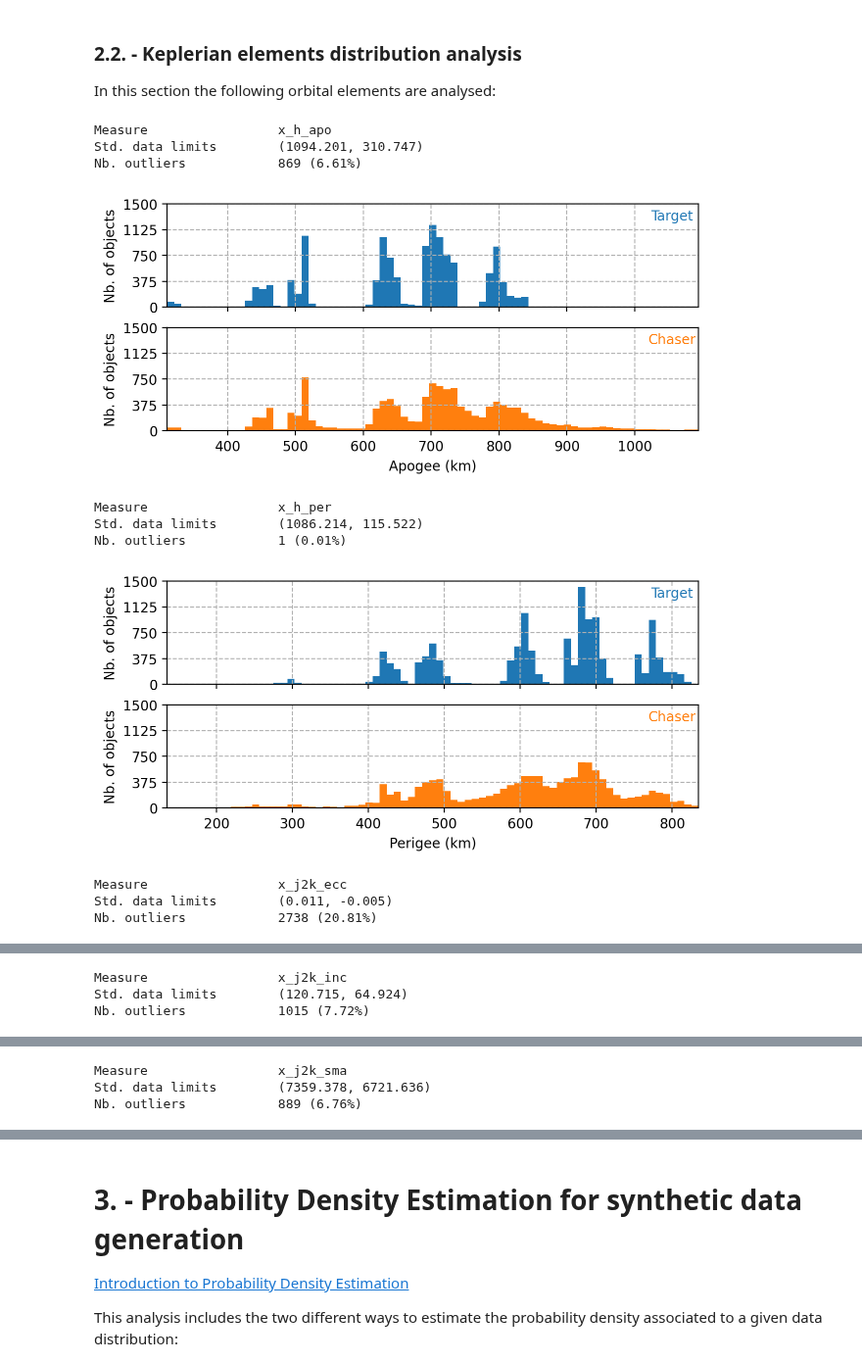
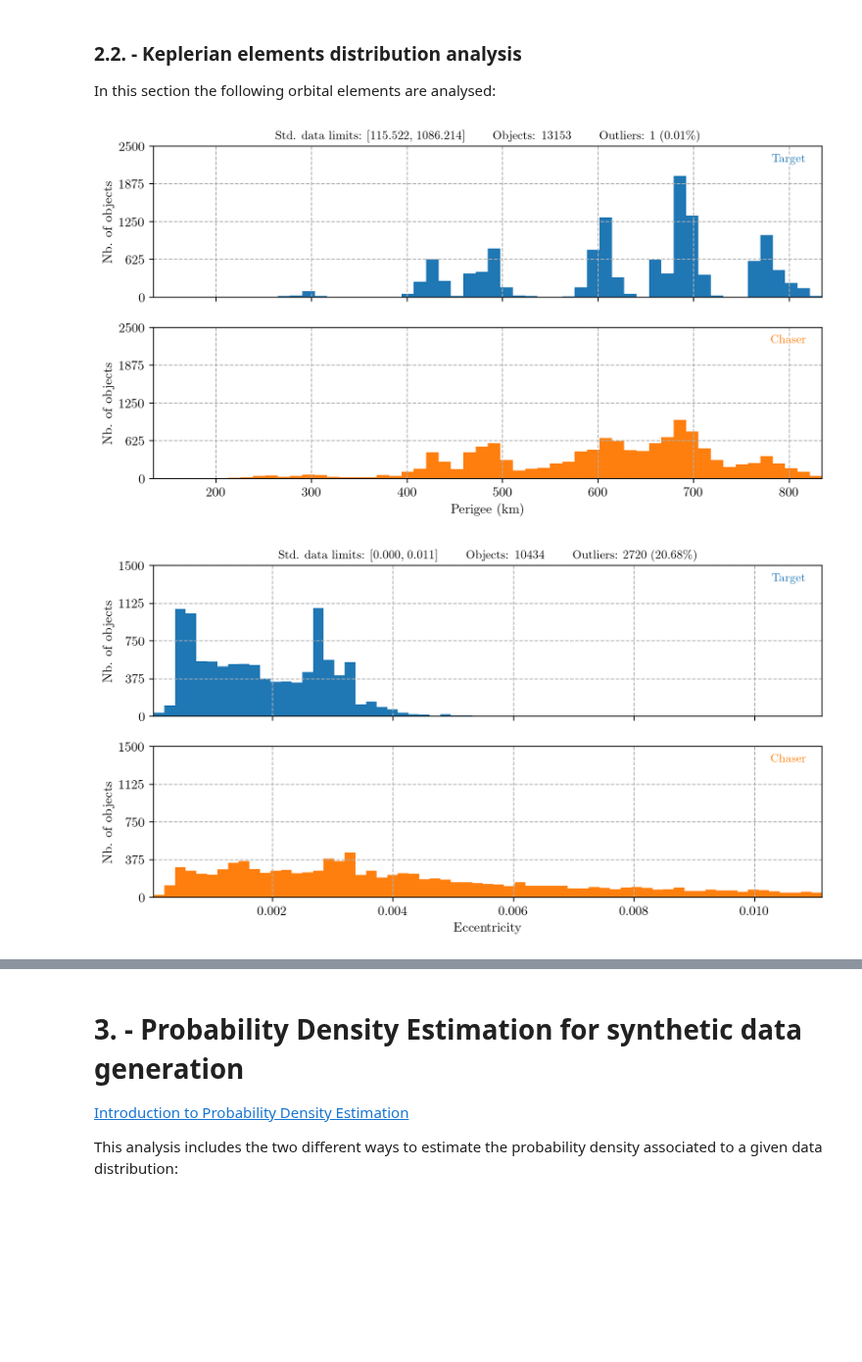
Before and after one commit to JJavierRosales/scapy, a Jupyter notebook: notebooks/Kelvins - Collision Avoidance Challenge + EDA.ipynb, the cells around one changed output, grey strips where cells are left out. Shown at 98% size. Cells and saved outputs as stored; diff of their text form; code cells hidden in the pictures; blank space fills up the shorter version.

Commit message:
Improve function to estimate number of histogram bins in EDA

```diff
--- a/notebooks/Kelvins - Collision Avoidance Challenge + EDA.ipynb
+++ b/notebooks/Kelvins - Collision Avoidance Challenge + EDA.ipynb
@@ -231,13 +234,10 @@ In order to generate synthetic data that reliably describe the current problem o
 In addition to the orbital elements, the analysis of the `miss_distance` data distribution is also of crucial interest as it constitutes one of the starting points in the synthetic data generation process.
 # %%
 # Define function to define upper and lower limits for standard data in a population
-def get_std_data_limits(data, threshold):
+def outliers_boundaries(data, threshold):
 
     Q1 = np.quantile(data,0.25)
     Q3 = np.quantile(data,0.75)
-    IQR = Q3-Q1
+    IQR = st.iqr(data)
 
-    data_cleaned = data[(data>=(Q1-IQR*threshold)) &
-                         (data<=(Q3+IQR*threshold))]
-
-    return ((Q3+IQR*threshold), (Q1-IQR*threshold))
+    return ((Q1-IQR*threshold), (Q3+IQR*threshold))
@@ -246,10 +260,13 @@ def get_std_data_limits(data, threshold):
 # %%
+# Get data to plot
+data = df_lastCDM['miss_distance'].to_numpy()
+
 # Plot histogram of miss_distance
 plt.figure(figsize=(7,3))
-plt.hist(df_lastCDM['miss_distance'], bins = 50)
-plt.xlim(0, df_lastCDM['miss_distance'].max())
+plt.hist(data, bins = nbins(data, 'fd'))
+plt.xlim(0, data.max())
 plt.ylabel(r'Nb. of events')
-plt.xlabel(r'Miss distance (km)')
+plt.xlabel(r'Miss distance (m)')
 plt.grid(True, linestyle='--')
 plt.show()
 # %% [output]
@@ -259,12 +276,8 @@ plt.show()
 
 In this section the following orbital elements are analysed:
 # %%
-# Define dictionary to differenciate target vs chaser objects
-objects = {'target':'t', 'chaser':'c'}
-
 # Define orbital elements columns dictionary
-keColumns = {'_h_apo': 'Apogee (km)',
-             '_h_per': 'Perigee (km)',
+keColumns = {'_h_per':   'Perigee (km)',
              '_j2k_ecc': 'Eccentricity',
              '_j2k_inc': 'Inclination (deg)',
              '_j2k_sma': 'Semi-major axis (km)'}
@@ -272,76 +285,71 @@ keColumns = {'_h_apo': 'Apogee (km)',
 # Iterate over all orbital elements
 for eType, eName in keColumns.items():
 
-    # Get orbital element data from both target and chaser objects on one single array
-    population = pd.concat([df_lastCDM['t' + eType],df_lastCDM['c' + eType]])
-
-    # Get upper and lower limits of standard population to identify outliers
-    std_lims = get_std_data_limits(population, 2.0)
-
-    # Calculate number of outliers for the orbital element
-    nb_outliers = np.sum(((population>std_lims[0]) | (population<std_lims[1]))==True)
-
-    print('Measure \t\tx%s \nStd. data limits \t(%.3f, %.3f)\nNb. outliers \t\t%d (%.2f%%)' %
-          (eType, std_lims[0], std_lims[1], nb_outliers, nb_outliers/len(df_lastCDM.index)*100))
+    # Get orbital element data from both target and chaser objects to compute outliers boundaries
+    objects_data = pd.concat([df_lastCDM['t' + eType],df_lastCDM['c' + eType]]).to_numpy()
+    std_lims = outliers_boundaries(objects_data, 2.0)
 
     # Get subset of orbital elements of both objects from the main dataframe
     data = df_lastCDM[['t' + eType,'c' + eType]].copy()
 
     # Iterate over target and chaser subsets to filter out outliers
-    for column in data.columns:
+    for obj in data.columns:
 
         # Get the filter for the column of the measure.
-        outlier_filter = (data[column]>std_lims[0]) | (data[column]<std_lims[1])
+        outliers_filter = (data[obj]<std_lims[0]) | (data[obj]>std_lims[1])
 
         # Drop values that meet the outlier condition.
-        data.drop(data[outlier_filter].index, inplace=True)
+        data.drop(data[outliers_filter].index, inplace=True)
 
+    # Calculate number of outliers for the orbital element
+    nb_outliers = len(df_lastCDM.index) - len(data)
 
     # Create figure object
-    fig, axs = plt.subplots(nrows=2, figsize=(7, 3), squeeze=True,
+    fig, axs = plt.subplots(nrows=2, figsize=(10, 5), squeeze=True,
                             sharex=True, sharey=True)
 
+    # Set plot title to indicate boundaries for standard data and outliers excluded from histogram.
+    axs[0].set_title(r'Std. data limits: [{:.3f}, {:.3f}] \qquad Objects: {:d} \qquad Outliers: {:d} ({:.2f}\%)'\
+                     .format(max(0,std_lims[0]), std_lims[1], len(data),
+                             nb_outliers, nb_outliers/len(df_lastCDM.index)*100),
+                     fontsize=10)
 
     # Get minimum and maximum from data
     xlim = (data.min().min(), data.max().max())
 
     # Plot charts in subplot for both objects
     colors = ['tab:blue','tab:orange']
+
+    # Calculate number of bins to plot histogram
+    bins = nbins(pd.concat([data['t' + eType],data['c' + eType]]).to_numpy(), 'fd')
+
     for i, obj in enumerate(['target', 'chaser']):
+
 
         # Plot histogram for the object and keplerian element.
         axs[i].hist(data[obj[0] + eType], color=colors[i], range=xlim,
-                    bins = 75, label=r'' + obj.capitalize())
+                    bins = bins, label=r'' + obj.capitalize())
 
         # Get the limits of Y-axis to reformat plot.
         ylim = (axs[i].get_ylim()[0], ((axs[i].get_ylim()[1]//1000)+0.5)*1000)
 
         axs[i].grid(True, linestyle='--')
         axs[i].set_yticks(np.linspace(ylim[0],ylim[1],5))
         axs[i].set_xlim(xlim)
         axs[i].set_ylim(ylim)
 
         axs[i].set_ylabel(r'Nb. of objects')
 
         # Plot label to identify which object the chart belongs to
         axs[i].text(0.95, 0.95, r'' + obj.capitalize(), size=10, ha='center', va='top',
                     c=colors[i], transform=axs[i].transAxes,
                     bbox=dict(facecolor='white', alpha=0.75, edgecolor='white', pad=-1))
 
 
     axs[1].set_xlabel(r'' + eName)
 
 
     plt.show()
 # %% [output]
-Measure                 x_h_apo
-Std. data limits        (1094.201, 310.747)
-Nb. outliers            869 (6.61%)
-[figure, old version]
+[figure, new version]
-Measure                 x_h_per
-Std. data limits        (1086.214, 115.522)
-Nb. outliers            1 (0.01%)
-[figure, old version]
+[figure, new version]
-Measure                 x_j2k_ecc
-Std. data limits        (0.011, -0.005)
-Nb. outliers            2738 (20.81%)
@@ -349,3 +356,0 @@ Nb. outliers            2738 (20.81%)
-Measure                 x_j2k_inc
-Std. data limits        (120.715, 64.924)
-Nb. outliers            1015 (7.72%)
@@ -353,3 +357,0 @@ Nb. outliers            1015 (7.72%)
-Measure                 x_j2k_sma
-Std. data limits        (7359.378, 6721.636)
-Nb. outliers            889 (6.76%)
```
Also changed, not shown: parts of 15 cells of this notebook.
